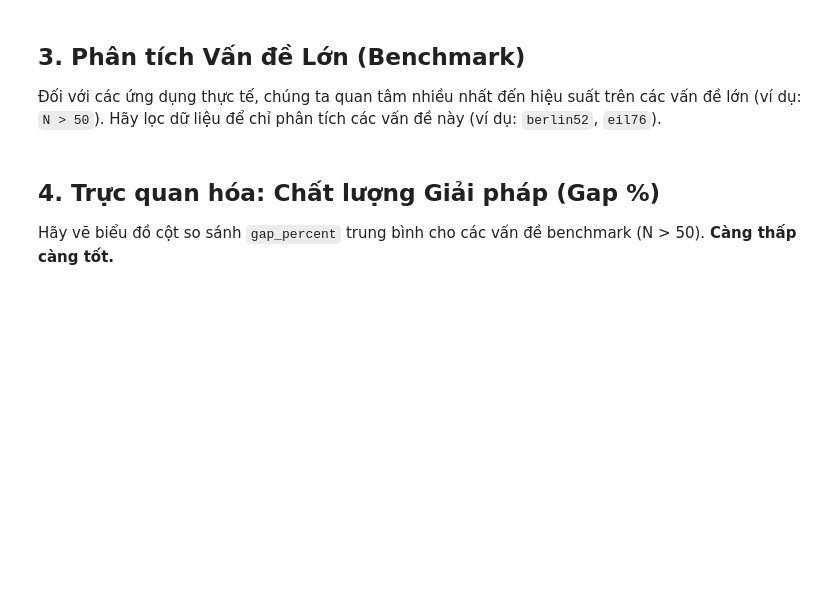
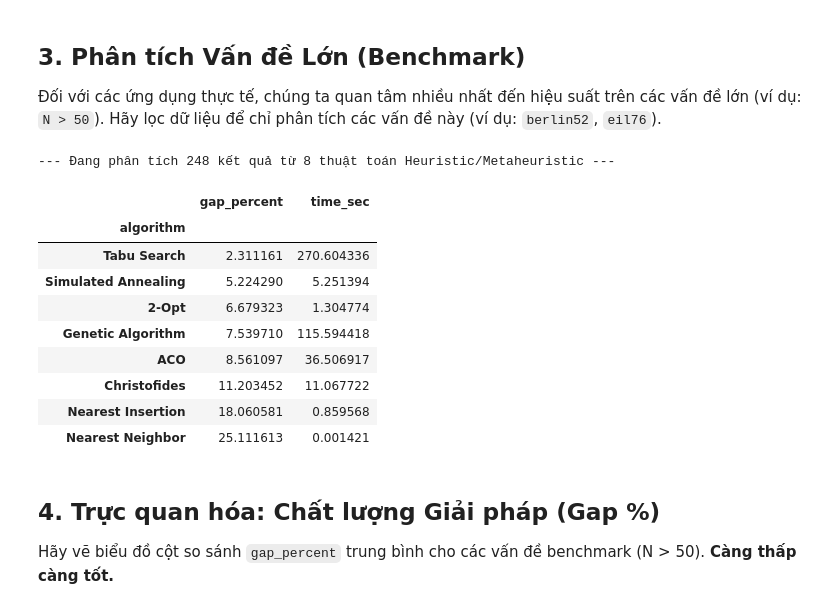
Before and after one commit to bush-le/tsp-algorithm-analysis, a Jupyter notebook: notebooks/04_analysis.ipynb, the cells around one changed output. Saved outputs shown, nothing was run; the diff lists cells and outputs as text; code cells hidden in the pictures; blank space fills up the shorter version.

```diff
--- a/notebooks/04_analysis.ipynb
+++ b/notebooks/04_analysis.ipynb
@@ -68,25 +89,36 @@ else:
 Đối với các ứng dụng thực tế, chúng ta quan tâm nhiều nhất đến hiệu suất trên các vấn đề lớn (ví dụ: `N > 50`). Hãy lọc dữ liệu để chỉ phân tích các vấn đề này (ví dụ: `berlin52`, `eil76`).
 # %%
 if not df.empty:
-    # Chỉ lọc các vấn đề có N > 50 (loại bỏ 'test_10' và 'burma14')
-    # và loại bỏ các thuật toán Exact (chúng không chạy trên các vấn đề này)
+    # --- Sửa lỗi: Đã loại bỏ các thuật toán Exact ---
     df_benchmark = df[
-        (df['dimension'] > 50) &
         (~df['algorithm'].isin(['Brute Force', 'Held-Karp']))
     ].copy()
 
     if not df_benchmark.empty:
-        print(f"--- Đang phân tích {len(df_benchmark)} kết quả từ các vấn đề lớn (N > 50) ---")
+        # Sửa lỗi: Cập nhật câu lệnh print để phản ánh đúng logic lọc
+        print(f"--- Đang phân tích {len(df_benchmark)} kết quả từ 8 thuật toán Heuristic/Metaheuristic ---")
 
-        # Nhóm theo thuật toán và tính trung bình
-        df_bench_agg = df_benchmark.groupby('algorithm')[['gap_percent', 'time']].mean()
+        # Sửa lỗi: Thay thế 'time' bằng 'time_sec'
+        df_bench_agg = df_benchmark.groupby('algorithm')[['gap_percent', 'time_sec']].mean()
         df_bench_agg = df_bench_agg.sort_values(by='gap_percent')
 
         display(df_bench_agg)
     else:
-        print("Không tìm thấy kết quả nào cho các vấn đề có N > 50.")
+        print("Không tìm thấy kết quả nào từ các thuật toán Heuristic/Metaheuristic.")
 else:
     print("DataFrame rỗng, không thể phân tích.")
+# %% [output]
+--- Đang phân tích 248 kết quả từ 8 thuật toán Heuristic/Metaheuristic ---
+|  | gap_percent | time_sec |
+| algorithm |  |  |
+| Tabu Search | 2.311161 | 270.604336 |
+| Simulated Annealing | 5.224290 | 5.251394 |
+| 2-Opt | 6.679323 | 1.304774 |
+| Genetic Algorithm | 7.539710 | 115.594418 |
+| ACO | 8.561097 | 36.506917 |
+| Christofides | 11.203452 | 11.067722 |
+| Nearest Insertion | 18.060581 | 0.859568 |
+| Nearest Neighbor | 25.111613 | 0.001421 |
 # %% [markdown]
 ## 4. Trực quan hóa: Chất lượng Giải pháp (Gap %)
 
```
Also changed, not shown: parts of 6 cells of this notebook, 1 other file.
